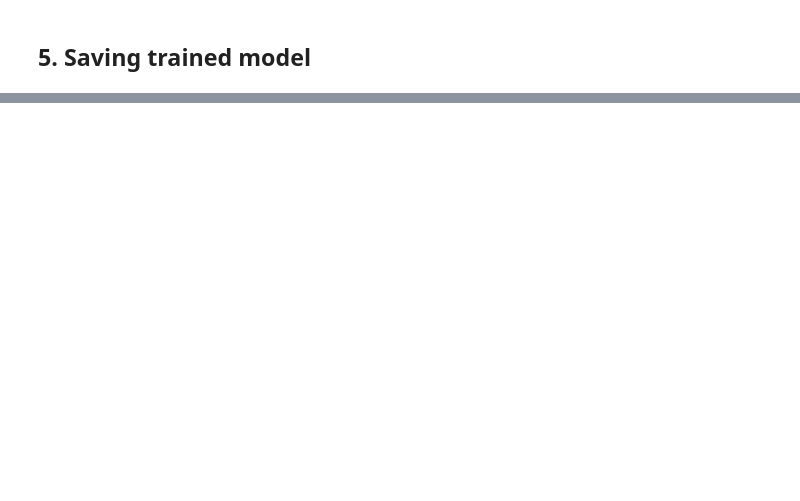
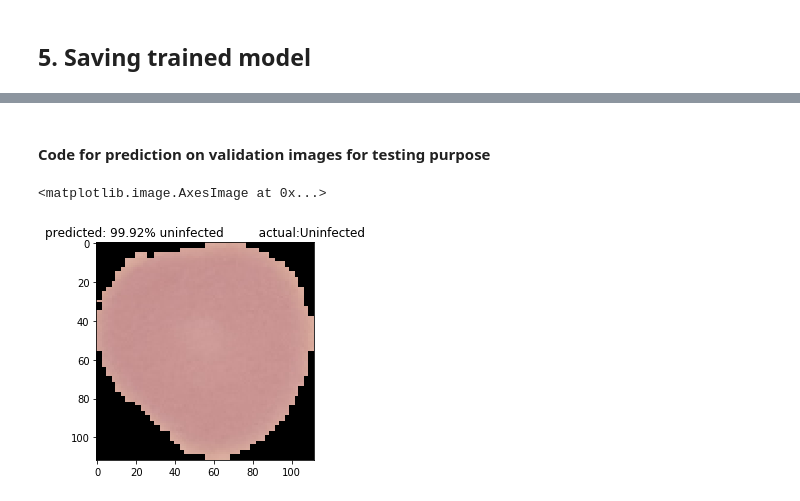
Before and after one commit to naman14310/Malaria-Detection, a Jupyter notebook: malaria_detection_classifier_model.ipynb, the cells around one changed output, grey strips where cells are left out. Drawn from its saved outputs; the diff is of its cells as text; code cells hidden in the pictures; blank space fills up the shorter version.

```diff
--- a/malaria_detection_classifier_model.ipynb
+++ b/malaria_detection_classifier_model.ipynb
@@ -174,0 +265,22 @@ model.save('malaria_detection_model.h5')
+# %% [markdown]
+#### Code for prediction on validation images for testing purpose
+# %%
+test_data_dir = os.listdir("cell_images")
+TrueLabel = random.choice(test_data_dir)
+sample = random.choice(os.listdir("cell_images/"+TrueLabel))
+path = "cell_images/"+TrueLabel+"/"+sample
+imag = image.load_img(path,target_size = (112,112))
+imag = image.img_to_array(imag)
+imag = np.expand_dims(imag,axis=0)
+imag = imag/255
+prob = model.predict(imag)
+
+if prob > 0.5:
+    plt.title("predicted: "+"%.2f" % (prob[0]*100) + "% uninfected " + "        actual:" + TrueLabel)
+else:
+    plt.title("predicted: "+"%.2f" % ((1-prob[0])*100) + "% parasitized "+ "    actual:" + TrueLabel)
+
+plt.imshow(image.load_img(path,target_size=(112,112)))
+# %% [output]
+<matplotlib.image.AxesImage at 0x...>
+[figure, added]
```
Also changed, not shown: parts of 17 cells of this notebook.
